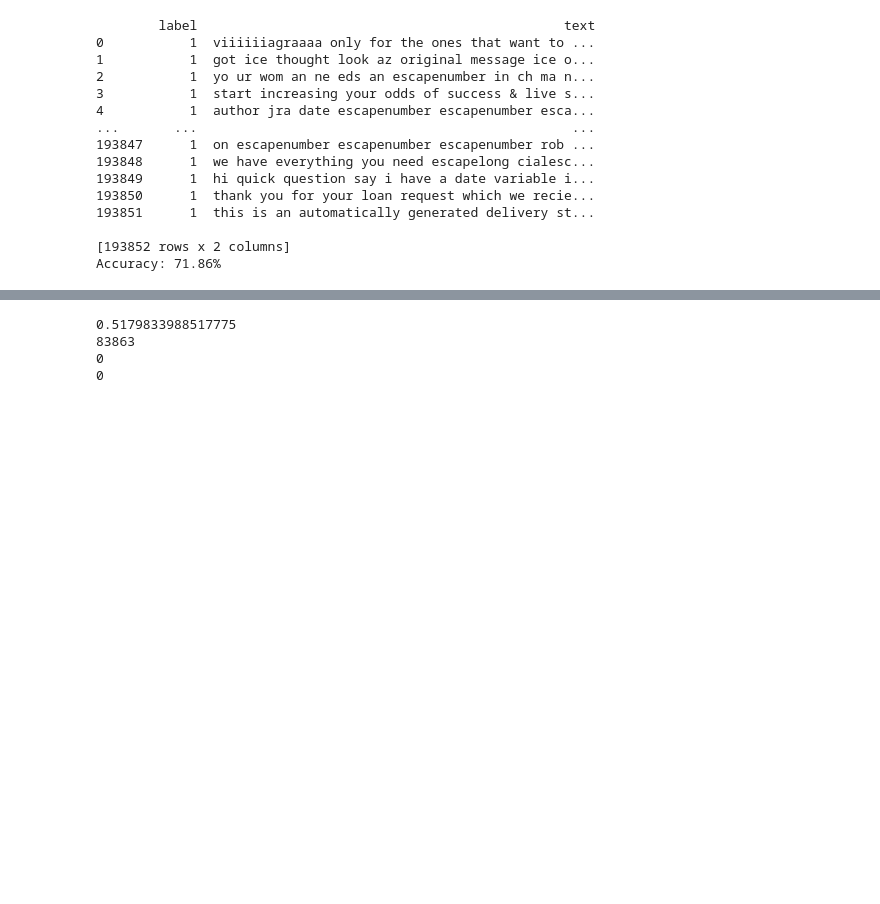
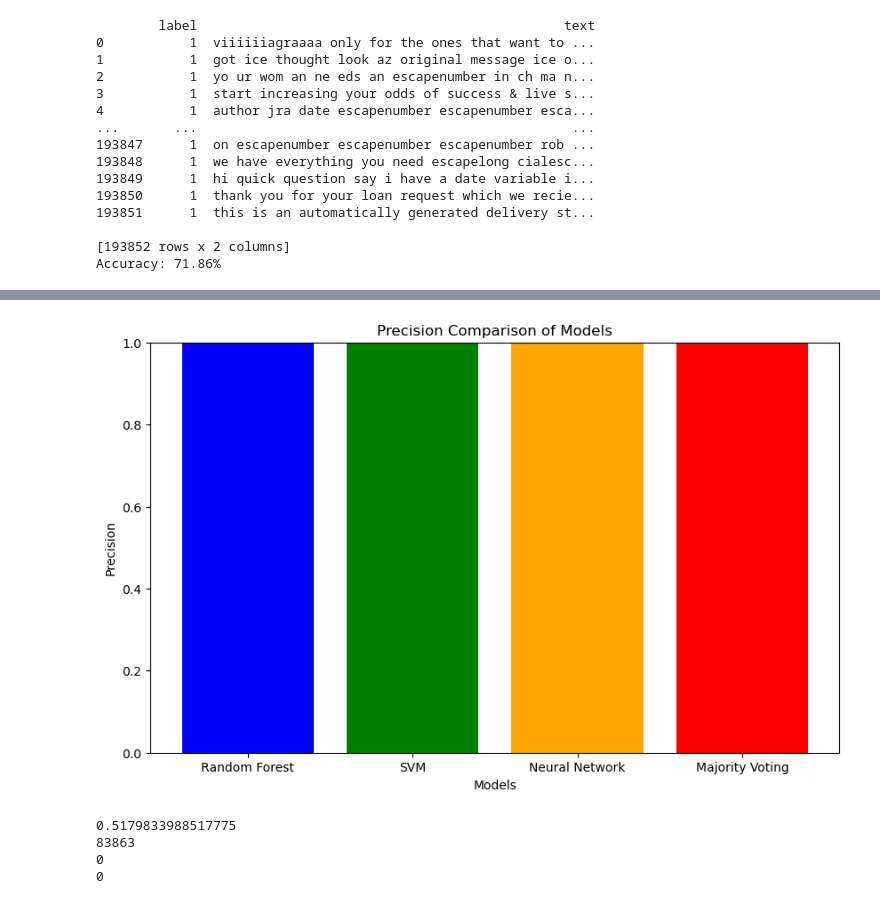
Before and after one commit to RaivoPoisu/SpamMail5, a Jupyter notebook: main.ipynb, the cells around one changed output, grey strips where cells are left out. Drawn from its saved outputs; the diff is of its cells as text; code cells hidden in the pictures; blank space fills up the shorter version.

```diff
--- a/main.ipynb
+++ b/main.ipynb
@@ -117,0 +230,15 @@ Model.SaveModel(SVM,"SVM")
+# %%
+import matplotlib.pyplot as plt
+
+model_names = ['Random Forest', 'SVM', 'Neural Network', 'Majority Voting']
+precisions = [62,70,36,80]
+
+plt.figure(figsize=(10, 6))
+plt.bar(model_names, precisions, color=['blue', 'green', 'orange', 'red'])
+plt.xlabel('Models')
+plt.ylabel('Precision')
+plt.title('Precision Comparison of Models')
+plt.ylim(0, 1)
+plt.show()
+# %% [output]
+[figure, added]
```
Also changed, not shown: parts of 22 cells of this notebook, 4 other files.
